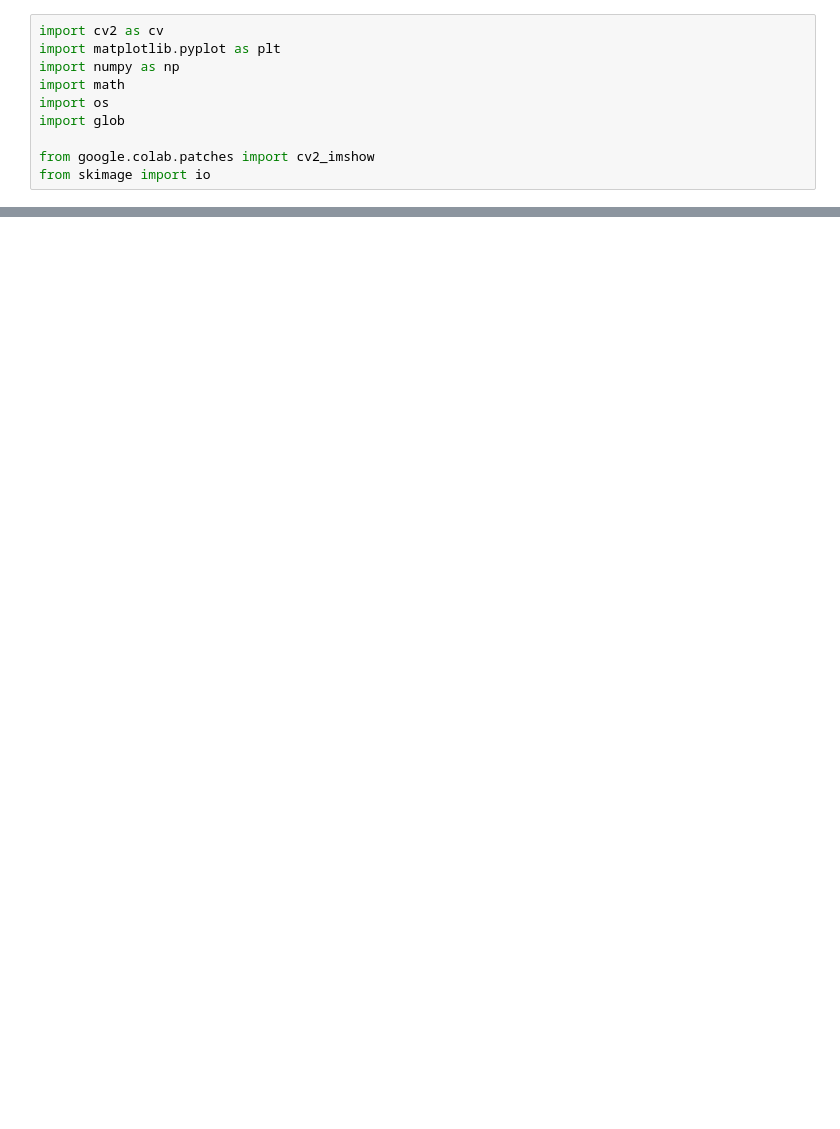
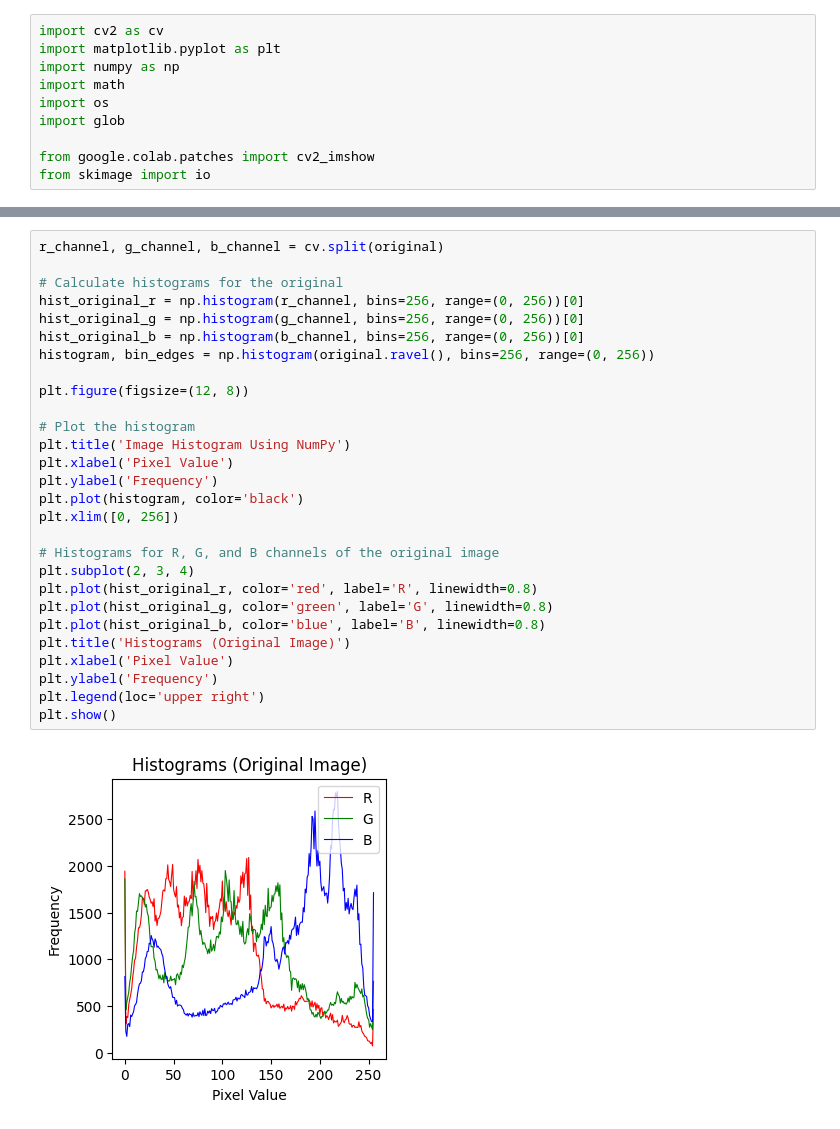
Before and after one commit to Raihandany/PCVK_Ganjil_2023, a Jupyter notebook: Week6_PCVK_2023.ipynb, the cells around one changed output, grey strips where cells are left out. Cells and saved outputs as stored; diff of their text form; blank space fills up the shorter version.

```diff
--- a/Week6_PCVK_2023.ipynb
+++ b/Week6_PCVK_2023.ipynb
@@ -54,0 +54,30 @@ NameError: ignored
+# %%
+r_channel, g_channel, b_channel = cv.split(original)
+
+# Calculate histograms for the original
+hist_original_r = np.histogram(r_channel, bins=256, range=(0, 256))[0]
+hist_original_g = np.histogram(g_channel, bins=256, range=(0, 256))[0]
+hist_original_b = np.histogram(b_channel, bins=256, range=(0, 256))[0]
+histogram, bin_edges = np.histogram(original.ravel(), bins=256, range=(0, 256))
+
+plt.figure(figsize=(12, 8))
+
+# Plot the histogram
+plt.title('Image Histogram Using NumPy')
+plt.xlabel('Pixel Value')
+plt.ylabel('Frequency')
+plt.plot(histogram, color='black')
+plt.xlim([0, 256])
+
+# Histograms for R, G, and B channels of the original image
+plt.subplot(2, 3, 4)
+plt.plot(hist_original_r, color='red', label='R', linewidth=0.8)
+plt.plot(hist_original_g, color='green', label='G', linewidth=0.8)
+plt.plot(hist_original_b, color='blue', label='B', linewidth=0.8)
+plt.title('Histograms (Original Image)')
+plt.xlabel('Pixel Value')
+plt.ylabel('Frequency')
+plt.legend(loc='upper right')
+plt.show()
+# %% [output]
+[figure, added]
```
Also changed, not shown: parts of 6 cells of this notebook.
